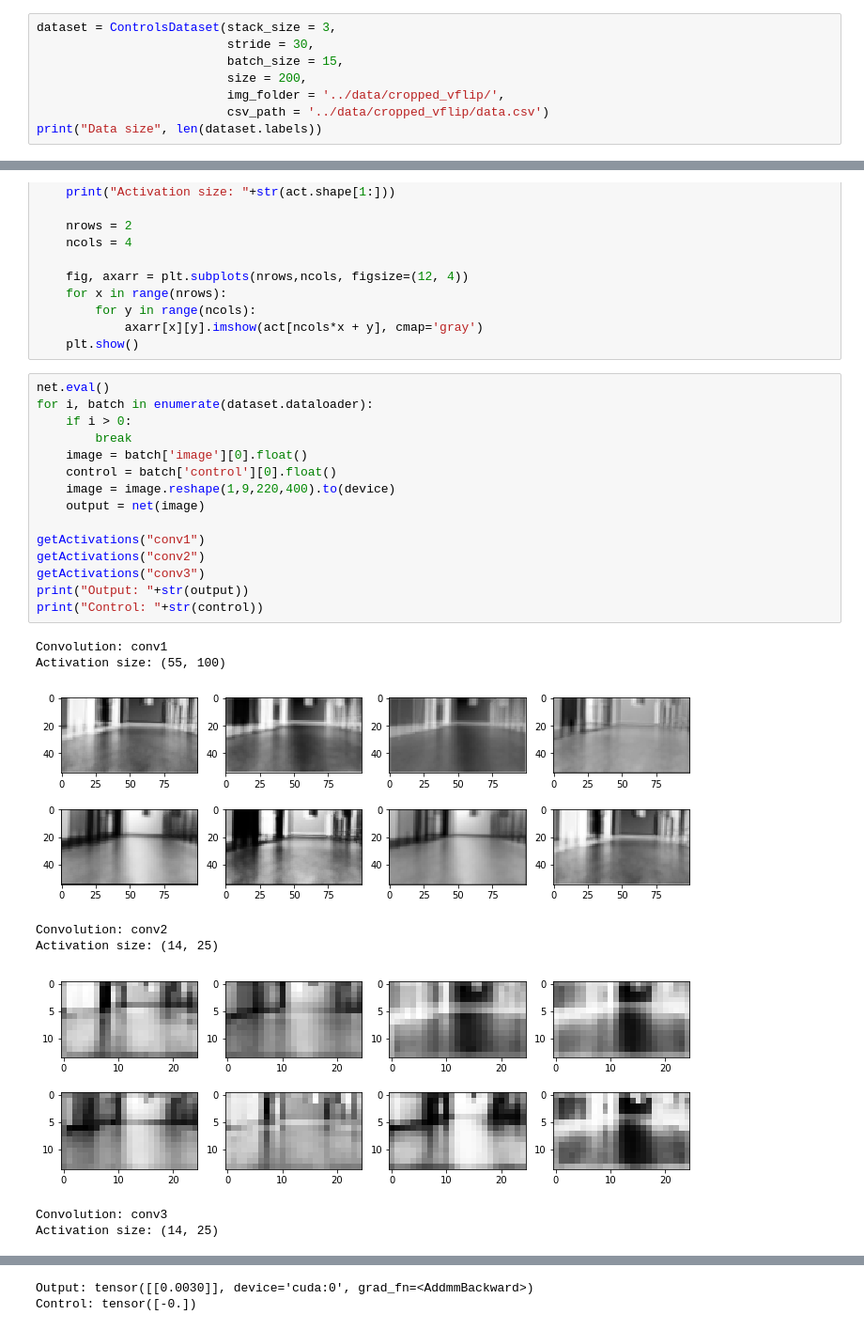
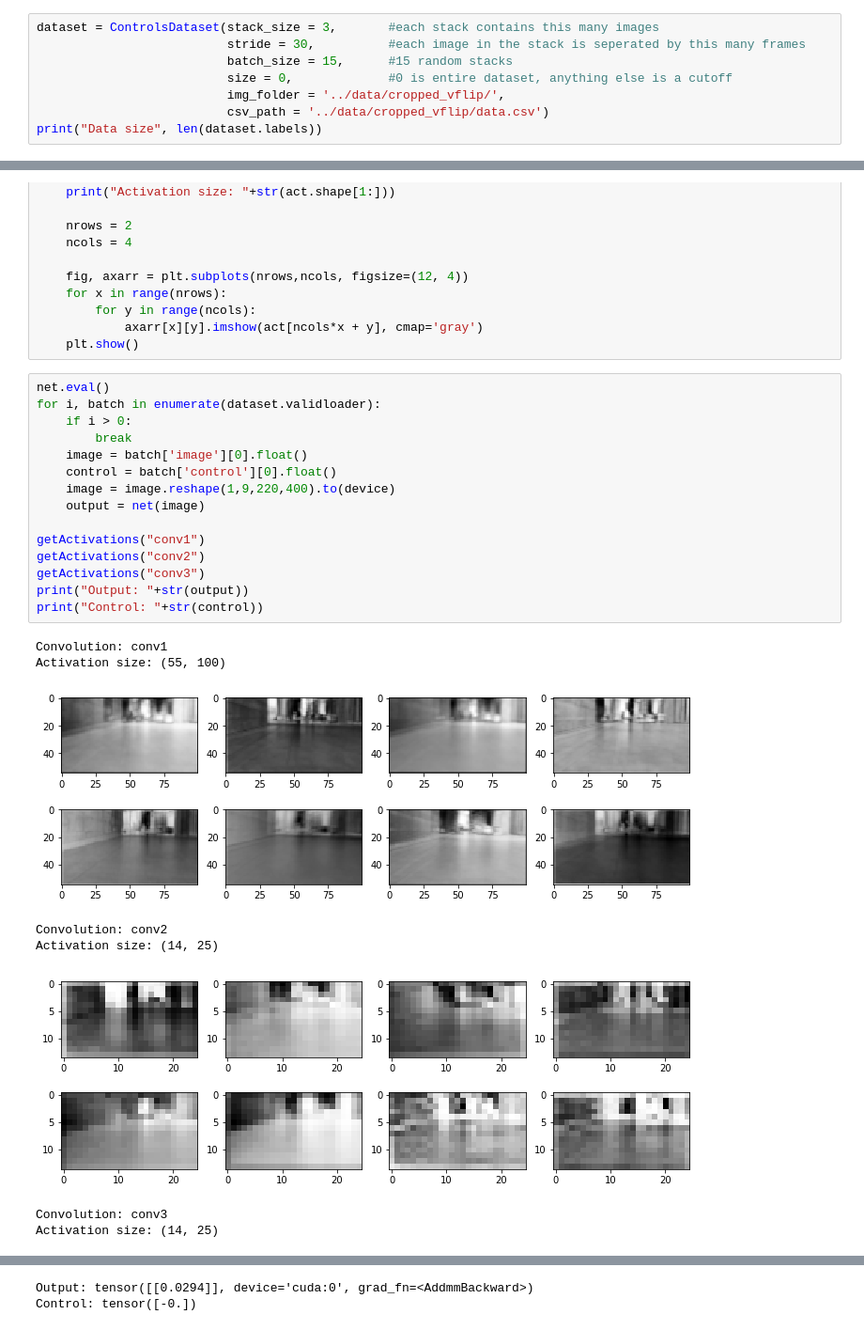
Before and after one commit to Autonomous-Robotics-UTM/Imitation-Learning-Net, a Jupyter notebook: net/regression/Tester.ipynb, the cells around one changed output, grey strips where cells are left out. Shown at 94% size. Drawn from its saved outputs; the diff is of its cells as text.

```diff
--- a/net/regression/Tester.ipynb
+++ b/net/regression/Tester.ipynb
@@ -25,10 +26,10 @@ using device cuda
 # %%
 torch.cuda.empty_cache()
 # %%
-dataset = ControlsDataset(stack_size = 3,
-                          stride = 30,
-                          batch_size = 15,
-                          size = 200,
+dataset = ControlsDataset(stack_size = 3,       #each stack contains this many images
+                          stride = 30,          #each image in the stack is seperated by this many frames
+                          batch_size = 15,      #15 random stacks
+                          size = 0,             #0 is entire dataset, anything else is a cutoff
                           img_folder = '../data/cropped_vflip/',
                           csv_path = '../data/cropped_vflip/data.csv')
 print("Data size", len(dataset.labels))
@@ -139,25 +150,25 @@ def getActivations(name):
     plt.show()
 # %%
 net.eval()
-for i, batch in enumerate(dataset.dataloader):
+for i, batch in enumerate(dataset.validloader):
     if i > 0:
         break
     image = batch['image'][0].float()
     control = batch['control'][0].float()
     image = image.reshape(1,9,220,400).to(device)
     output = net(image)
 
 getActivations("conv1")
 getActivations("conv2")
 getActivations("conv3")
 print("Output: "+str(output))
 print("Control: "+str(control))
 # %% [output]
 Convolution: conv1
 Activation size: (55, 100)
-[figure, old version]
+[figure, new version]
 Convolution: conv2
 Activation size: (14, 25)
-[figure, old version]
+[figure, new version]
 Convolution: conv3
 Activation size: (14, 25)
@@ -165,2 +176,2 @@ Activation size: (14, 25)
-Output: tensor([[0.0030]], device='cuda:0', grad_fn=<AddmmBackward>)
+Output: tensor([[0.0294]], device='cuda:0', grad_fn=<AddmmBackward>)
 Control: tensor([-0.])
```
Also changed, not shown: parts of 6 cells of this notebook, 3 other files.
